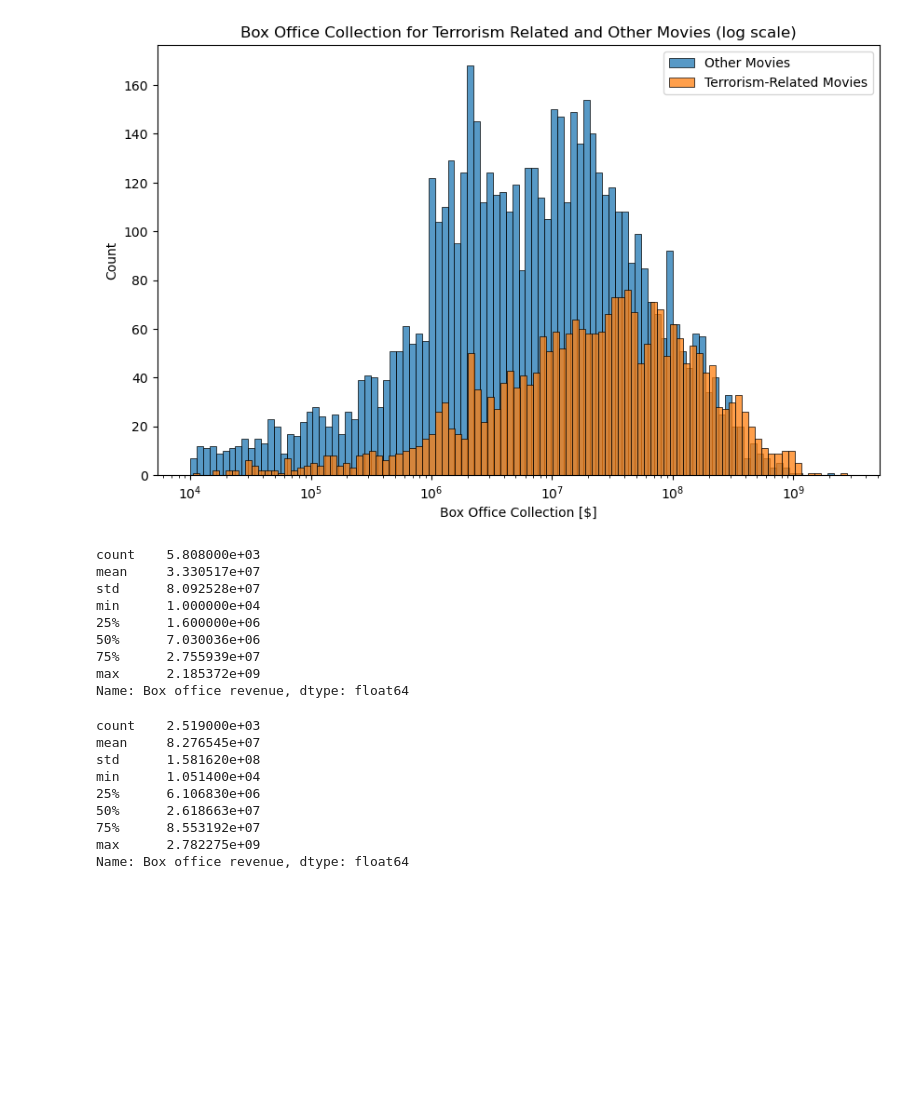
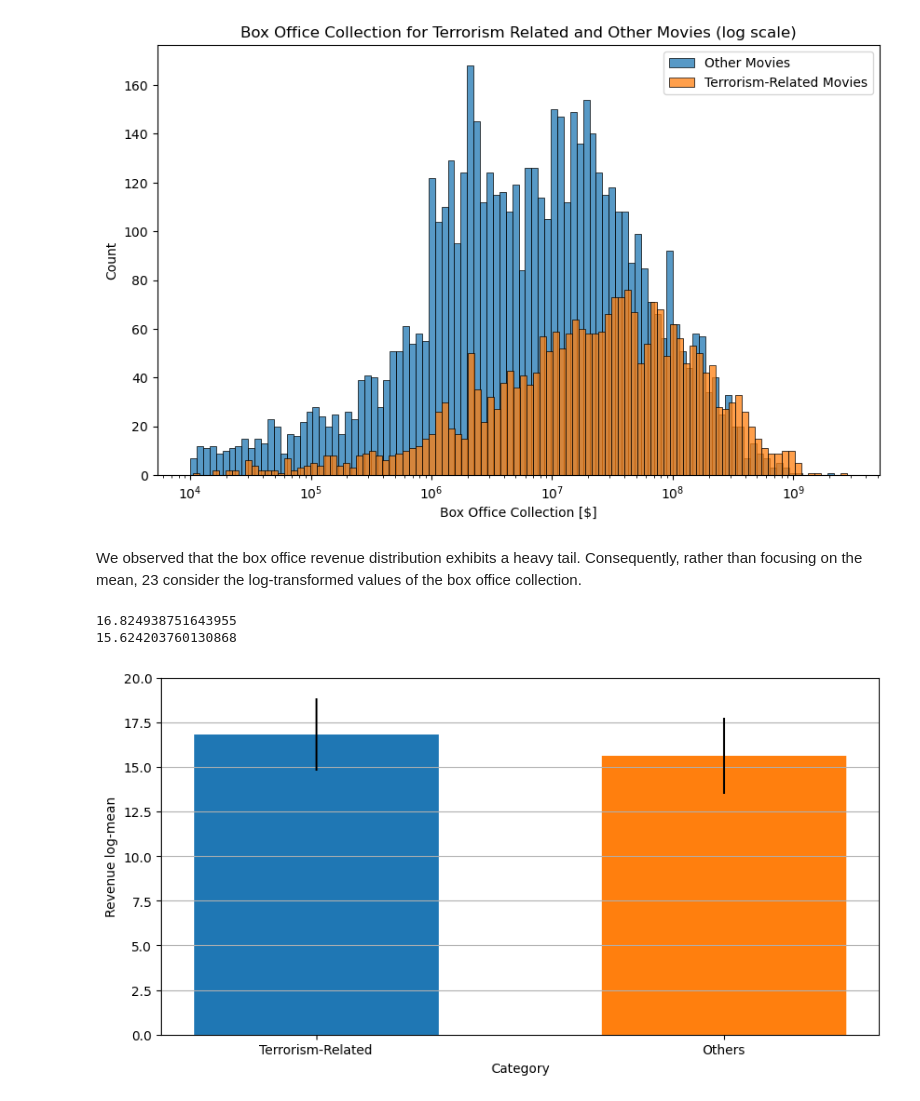
Before and after one commit to epfl-ada/ada-2023-project-boat2023, a Jupyter notebook: projectADA.ipynb, the cells around one changed output. Saved outputs shown, nothing was run; the diff lists cells and outputs as text; code cells hidden in the pictures; blank space fills up the shorter version.

Commit message:
Done box office data wrangling

```diff
--- a/projectADA.ipynb
+++ b/projectADA.ipynb
@@ -95,27 +95,35 @@ plt.show
 # %% [output]
 <function matplotlib.pyplot.show(close=None, block=None)>
 [figure]
-# %%
-other_movies['Box office revenue'].describe()
-# %% [output]
-count    5.808000e+03
-mean     3.330517e+07
-std      8.092528e+07
-min      1.000000e+04
-25%      1.600000e+06
-50%      7.030036e+06
-75%      2.755939e+07
-max      2.185372e+09
-Name: Box office revenue, dtype: float64
-# %%
-terrorism_movies['Box office revenue'].describe()
-# %% [output]
-count    2.519000e+03
-mean     8.276545e+07
-std      1.581620e+08
-min      1.051400e+04
-25%      6.106830e+06
-50%      2.618663e+07
-75%      8.553192e+07
-max      2.782275e+09
-Name: Box office revenue, dtype: float64
+# %% [markdown]
+We observed that the box office revenue distribution exhibits a heavy tail. Consequently, rather than focusing on the mean, 23 consider the log-transformed values of the box office collection.
+# %%
+terro_log_revenue= np.log1p(terrorism_movies['Box office revenue'])
+others_log_revenue= np.log1p(other_movies['Box office revenue'])
+
+terror_log_revenue_mean= terro_log_revenue.mean()
+others_log_revenue_mean= others_log_revenue.mean()
+
+print(terror_log_revenue_mean)
+print(others_log_revenue_mean)
+# %% [output]
+16.824938751643955
+15.624203760130868
+# %%
+fig, ax = plt.subplots(figsize=(10,5))
+categories= ['Terrorism-Related','Others']
+log_means= [terror_log_revenue_mean,others_log_revenue_mean]
+uncertainties = [np.std(terro_log_revenue, ddof=1), np.std(others_log_revenue, ddof=1)]
+
+
+for i in range(2):
+    plt.bar(categories[i], log_means[i], yerr=uncertainties[i], width=0.6)
+#plt.bar(, terror_log_revenue_mean)
+#plt.bar(, others_log_revenue_mean)
+plt.ylabel('Revenue log-mean')
+ax.yaxis.grid(True)
+plt.xlabel('Category')
+plt.ylim([0,20])
+plt.show()
+# %% [output]
+[figure, added]
```
Also changed, not shown: parts of 2 cells of this notebook.
